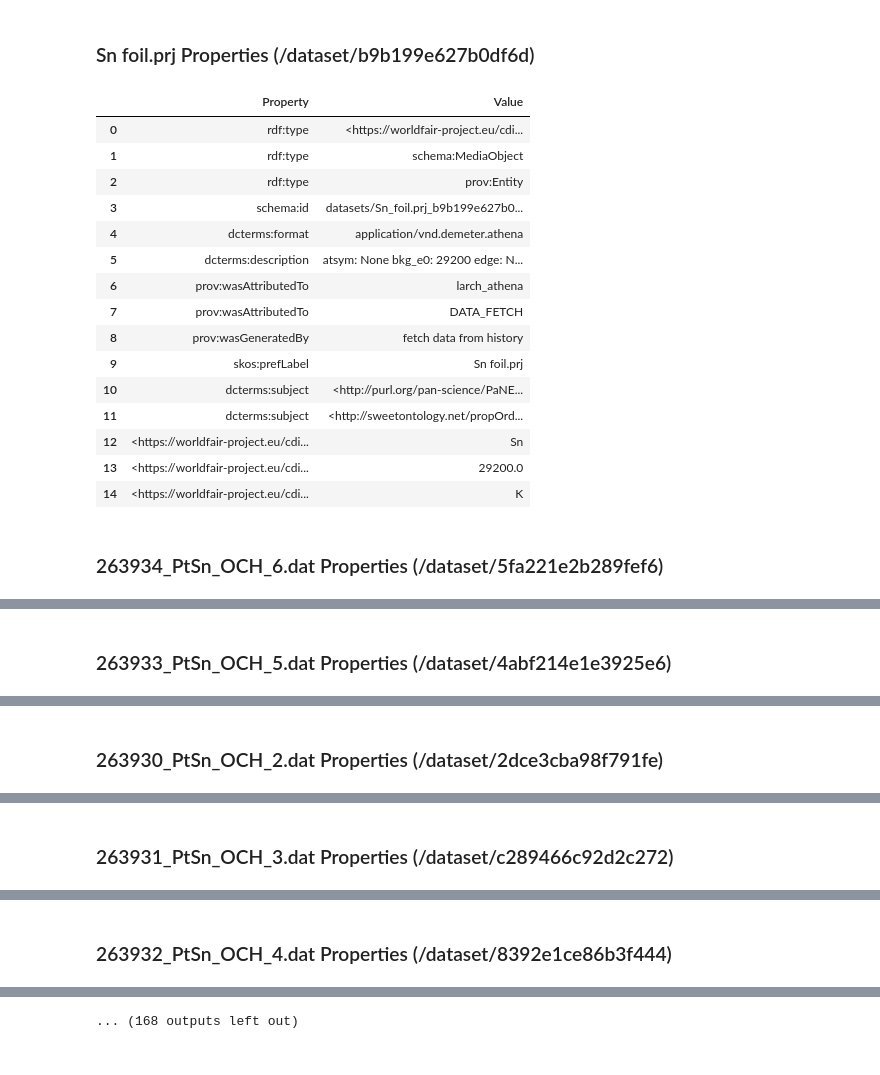
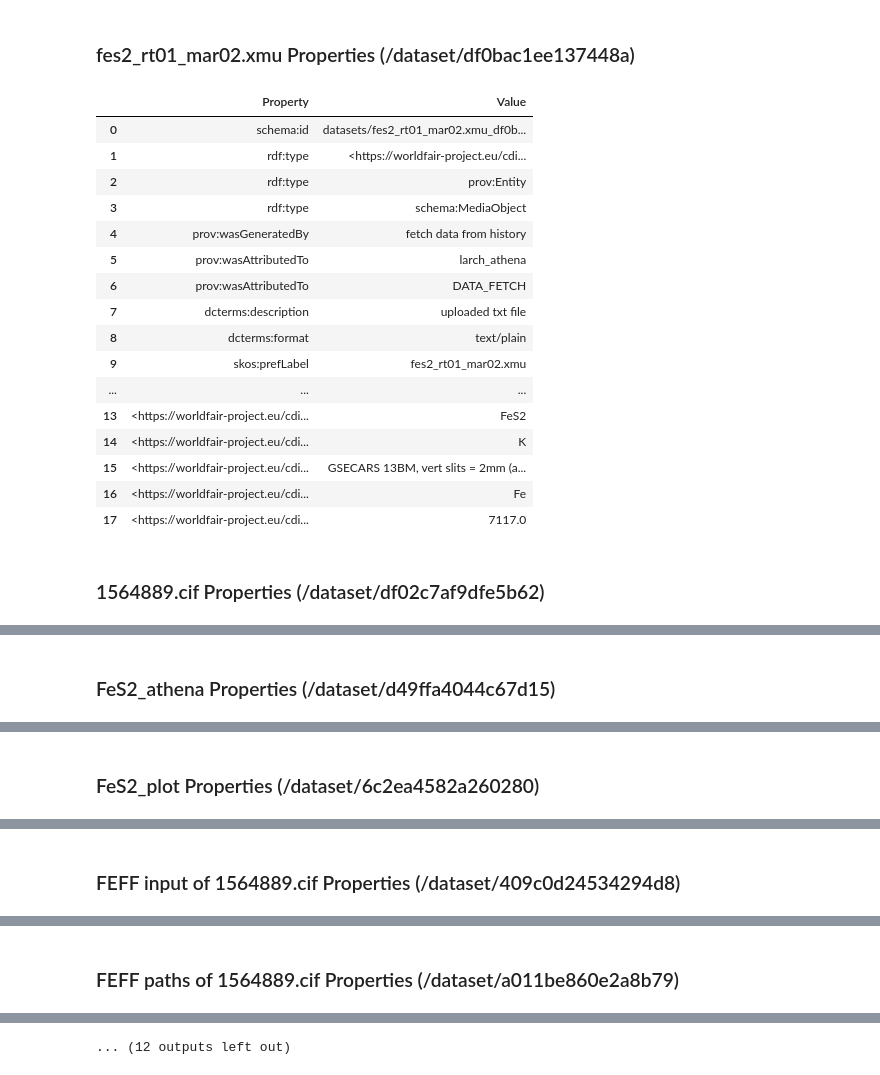
Before and after one commit to scman1/Galaxy-RO-Crate-Parse, a Jupyter notebook: Read Modified RO-Crate.ipynb, the cells around one changed output, grey strips where cells are left out. Drawn from its saved outputs; the diff is of its cells as text; code cells hidden in the pictures.

```diff
--- a/Read Modified RO-Crate.ipynb
+++ b/Read Modified RO-Crate.ipynb
@@ -17,21 +25,27 @@ exp_crate/
 # %%
-# using rocrate
+# RO-Crate access
 from rocrate.rocrate import ROCrate
+# Directory and file management
 from pathlib import Path
 
 # defined functions to get data from RO-Crate
 from read_provenance import *
+
 # "FeS2-Analysis.rocrate.prov.zip" FeS2 example modified
 # "Paper_1_Pt3Sn.rocrate.prov.zip" paper 1 modified
-
-file_name = "Paper_1_Pt3Sn.rocrate.prov.zip"
+file_name = "FeS2-Analysis.rocrate.prov.zip"
 
 file_path = Path("./result_roc", file_name)
 
-crate = ROCrate(file_path)
-data_entities = []
-for e in crate.get_entities():
-    if "provenance/data" in e.id:
-        print(e.id, e.type)
-        data_entities.append(e.id)
+# get the PROV-O graph from the RO-Crate
+roc_prov = get_roc_provenance(file_path)
+
+#plan_dot = draw_prov_only(roc_prov)
+#display(plan_dot)
+
+#plan_dot = draw_pplan_only(roc_prov)
+#display(plan_dot)
+
+fullprov_dot = draw_prov_full(roc_prov)
+display(fullprov_dot)
 # %% [output]
@@ -135,22 +94,23 @@ display(fullprov_dot)
 # %%
-ds_jsons = show_datasets(an_roc_graph, file_path, output_path = "",  show_only = True)
+ds_jsons = show_datasets(roc_prov, file_path, output_path = "",  show_only = True)
 # %% [output]
-Sn foil.prj Properties (/dataset/b9b199e627b0df6d)
+fes2_rt01_mar02.xmu Properties (/dataset/df0bac1ee137448a)
 |  | Property | Value |
-| 0 | rdf:type | <https://worldfair-project.eu/cdi... |
-| 1 | rdf:type | schema:MediaObject |
+| 0 | schema:id | datasets/fes2_rt01_mar02.xmu_df0b... |
+| 1 | rdf:type | <https://worldfair-project.eu/cdi... |
 | 2 | rdf:type | prov:Entity |
-| 3 | schema:id | datasets/Sn_foil.prj_b9b199e627b0... |
-| 4 | dcterms:format | application/vnd.demeter.athena |
-| 5 | dcterms:description | atsym: None bkg_e0: 29200 edge: N... |
-| 6 | prov:wasAttributedTo | larch_athena |
-| 7 | prov:wasAttributedTo | DATA_FETCH |
-| 8 | prov:wasGeneratedBy | fetch data from history |
-| 9 | skos:prefLabel | Sn foil.prj |
-| 10 | dcterms:subject | <http://purl.org/pan-science/PaNE... |
-| 11 | dcterms:subject | <http://sweetontology.net/propOrd... |
-| 12 | <https://worldfair-project.eu/cdi... | Sn |
-| 13 | <https://worldfair-project.eu/cdi... | 29200.0 |
+| 3 | rdf:type | schema:MediaObject |
+| 4 | prov:wasGeneratedBy | fetch data from history |
+| 5 | prov:wasAttributedTo | larch_athena |
+| 6 | prov:wasAttributedTo | DATA_FETCH |
+| 7 | dcterms:description | uploaded txt file |
+| 8 | dcterms:format | text/plain |
+| 9 | skos:prefLabel | fes2_rt01_mar02.xmu |
+| ... | ... | ... |
+| 13 | <https://worldfair-project.eu/cdi... | FeS2 |
 | 14 | <https://worldfair-project.eu/cdi... | K |
+| 15 | <https://worldfair-project.eu/cdi... | GSECARS 13BM, vert slits = 2mm (a... |
+| 16 | <https://worldfair-project.eu/cdi... | Fe |
+| 17 | <https://worldfair-project.eu/cdi... | 7117.0 |
-263934_PtSn_OCH_6.dat Properties (/dataset/5fa221e2b289fef6)
+1564889.cif Properties (/dataset/df02c7af9dfe5b62)
 |  | Property | Value |
@@ -174,2 +129,2 @@ Sn foil.prj Properties (/dataset/b9b199e627b0df6d)
-263933_PtSn_OCH_5.dat Properties (/dataset/4abf214e1e3925e6)
+FeS2_athena Properties (/dataset/d49ffa4044c67d15)
 |  | Property | Value |
@@ -193,3 +147,3 @@ Sn foil.prj Properties (/dataset/b9b199e627b0df6d)
-263930_PtSn_OCH_2.dat Properties (/dataset/2dce3cba98f791fe)
+FeS2_plot Properties (/dataset/6c2ea4582a260280)
 |  | Property | Value |
 | 0 | rdf:type | <https://worldfair-project.eu/cdi... |
@@ -212,2 +166,2 @@ Sn foil.prj Properties (/dataset/b9b199e627b0df6d)
-263931_PtSn_OCH_3.dat Properties (/dataset/c289466c92d2c272)
+FEFF input of 1564889.cif Properties (/dataset/409c0d24534294d8)
 |  | Property | Value |
@@ -231,2 +180,2 @@ Sn foil.prj Properties (/dataset/b9b199e627b0df6d)
-263932_PtSn_OCH_4.dat Properties (/dataset/8392e1ce86b3f444)
+FEFF paths of 1564889.cif Properties (/dataset/a011be860e2a8b79)
 |  | Property | Value |
@@ -250 +196 @@ Sn foil.prj Properties (/dataset/b9b199e627b0df6d)
-... (168 outputs left out)
+... (12 outputs left out)
```
Also changed, not shown: parts of 28 cells of this notebook, 2 other files.
